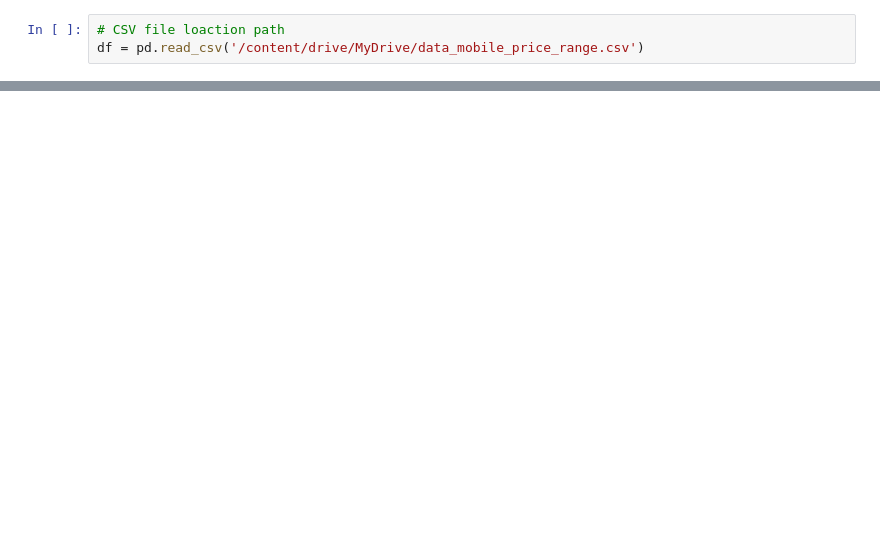
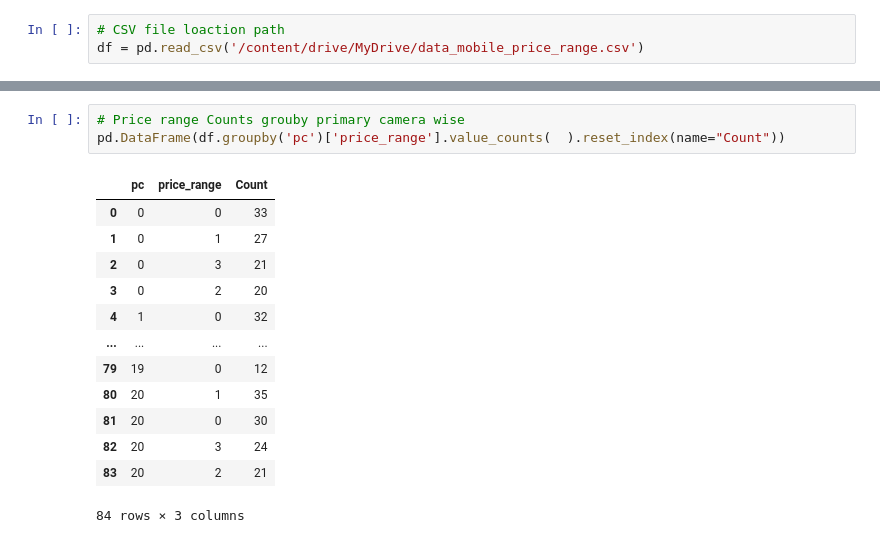
Before and after one commit to Anupa-123/Mobile-Price-Classification, a Jupyter notebook: Mobile_Price_Classification.ipynb, the cells around one changed output, grey strips where cells are left out. Cells and saved outputs as stored; diff of their text form; blank space fills up the shorter version.

```diff
--- a/Mobile_Price_Classification.ipynb
+++ b/Mobile_Price_Classification.ipynb
@@ -1617,0 +398,17 @@ plt.show()
+# %%
+# Price range Counts grouby primary camera wise
+pd.DataFrame(df.groupby('pc')['price_range'].value_counts(  ).reset_index(name="Count"))
+# %% [output]
+|  | pc | price_range | Count |
+| 0 | 0 | 0 | 33 |
+| 1 | 0 | 1 | 27 |
+| 2 | 0 | 3 | 21 |
+| 3 | 0 | 2 | 20 |
+| 4 | 1 | 0 | 32 |
+| ... | ... | ... | ... |
+| 79 | 19 | 0 | 12 |
+| 80 | 20 | 1 | 35 |
+| 81 | 20 | 0 | 30 |
+| 82 | 20 | 3 | 24 |
+| 83 | 20 | 2 | 21 |
+84 rows × 3 columns
```
Also changed, not shown: parts of 515 cells of this notebook.
